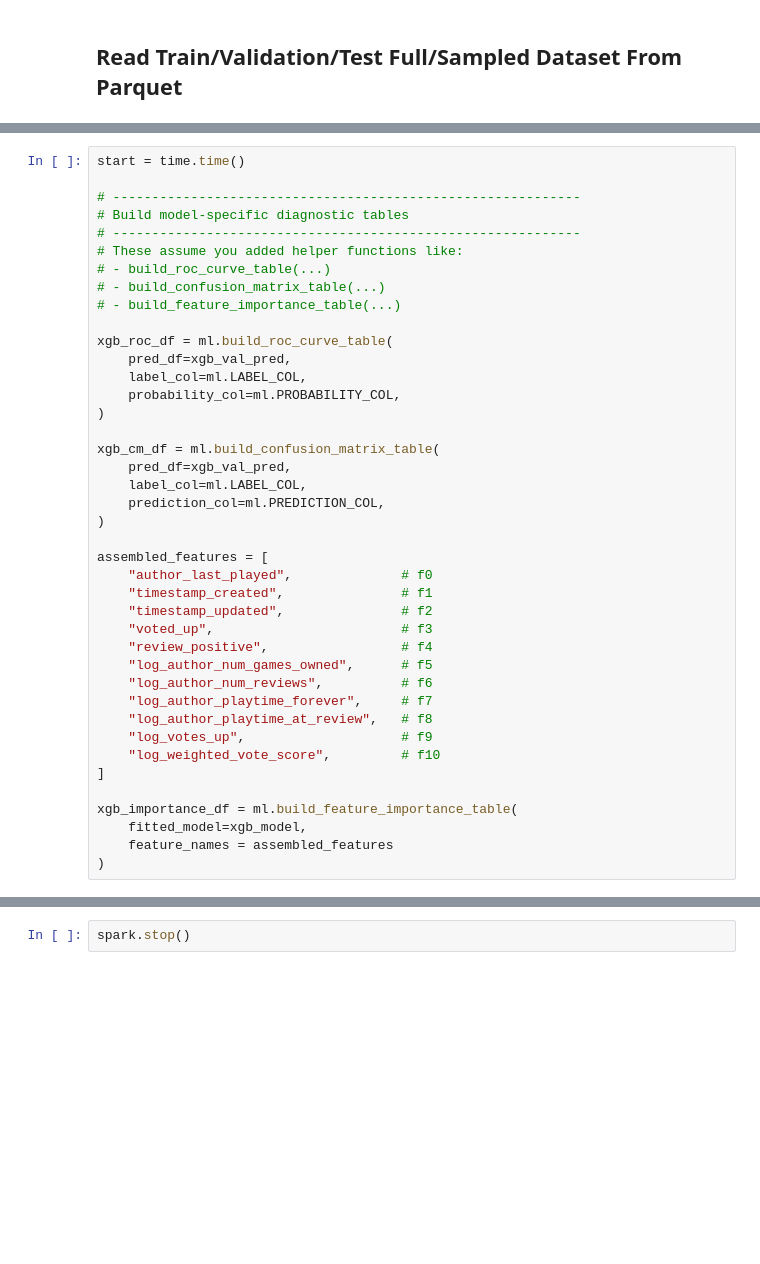
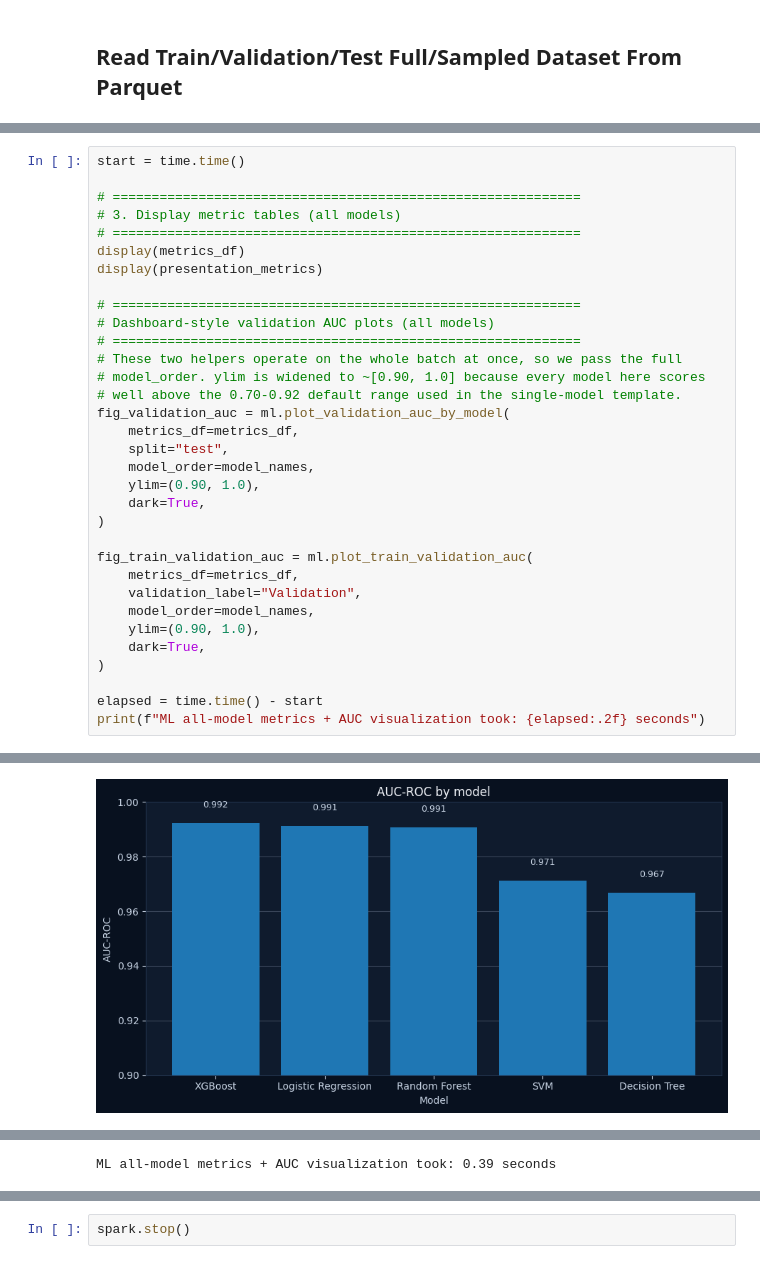
Before and after one commit to lngo916/DSC-288R-Capstone-Final-Project, a Jupyter notebook: notebooks/7_ML_modeling.ipynb, the cells around one changed output, grey strips where cells are left out. Cells and saved outputs as stored; diff of their text form; blank space fills up the shorter version.

```diff
--- a/notebooks/7_ML_modeling.ipynb
+++ b/notebooks/7_ML_modeling.ipynb
@@ -307,41 +420,34 @@ ML XGBoost Metric took: 202.83 seconds
 # %%
 start = time.time()
 
-# ------------------------------------------------------------
-# Build model-specific diagnostic tables
-# ------------------------------------------------------------
-# These assume you added helper functions like:
-# - build_roc_curve_table(...)
-# - build_confusion_matrix_table(...)
-# - build_feature_importance_table(...)
+# ============================================================
+# 3. Display metric tables (all models)
+# ============================================================
+display(metrics_df)
+display(presentation_metrics)
 
-xgb_roc_df = ml.build_roc_curve_table(
-    pred_df=xgb_val_pred,
-    label_col=ml.LABEL_COL,
-    probability_col=ml.PROBABILITY_COL,
+# ============================================================
+# Dashboard-style validation AUC plots (all models)
+# ============================================================
+# These two helpers operate on the whole batch at once, so we pass the full
+# model_order. ylim is widened to ~[0.90, 1.0] because every model here scores
+# well above the 0.70-0.92 default range used in the single-model template.
+fig_validation_auc = ml.plot_validation_auc_by_model(
+    metrics_df=metrics_df,
+    split="test",
+    model_order=model_names,
+    ylim=(0.90, 1.0),
+    dark=True,
 )
 
-xgb_cm_df = ml.build_confusion_matrix_table(
-    pred_df=xgb_val_pred,
-    label_col=ml.LABEL_COL,
-    prediction_col=ml.PREDICTION_COL,
+fig_train_validation_auc = ml.plot_train_validation_auc(
+    metrics_df=metrics_df,
+    validation_label="Validation",
+    model_order=model_names,
+    ylim=(0.90, 1.0),
+    dark=True,
 )
 
-assembled_features = [
-    "author_last_played",              # f0
-    "timestamp_created",               # f1
-    "timestamp_updated",               # f2
-    "voted_up",                        # f3
-    "review_positive",                 # f4
-    "log_author_num_games_owned",      # f5
-    "log_author_num_reviews",          # f6
-    "log_author_playtime_forever",     # f7
-    "log_author_playtime_at_review",   # f8
-    "log_votes_up",                    # f9
-    "log_weighted_vote_score",         # f10
-]
-
-xgb_importance_df = ml.build_feature_importance_table(
-    fitted_model=xgb_model,
-    feature_names = assembled_features
-)
+elapsed = time.time() - start
+print(f"ML all-model metrics + AUC visualization took: {elapsed:.2f} seconds")
+# %% [output]
@@ -347,0 +477 @@ xgb_importance_df = ml.build_feature_importance_table(
+[figure, added]
@@ -347,0 +479 @@ xgb_importance_df = ml.build_feature_importance_table(
+ML all-model metrics + AUC visualization took: 0.39 seconds
```
Also changed, not shown: parts of 32 cells of this notebook, 8 other files.
